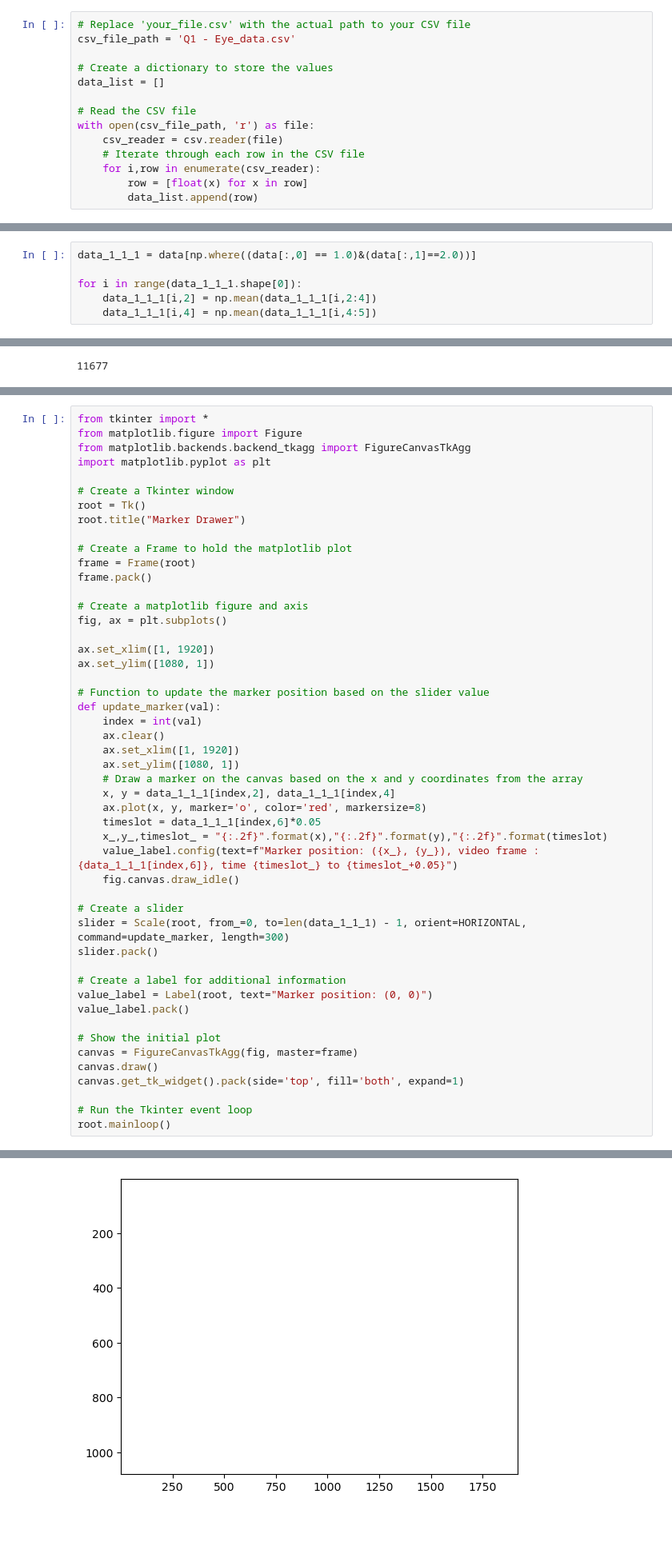
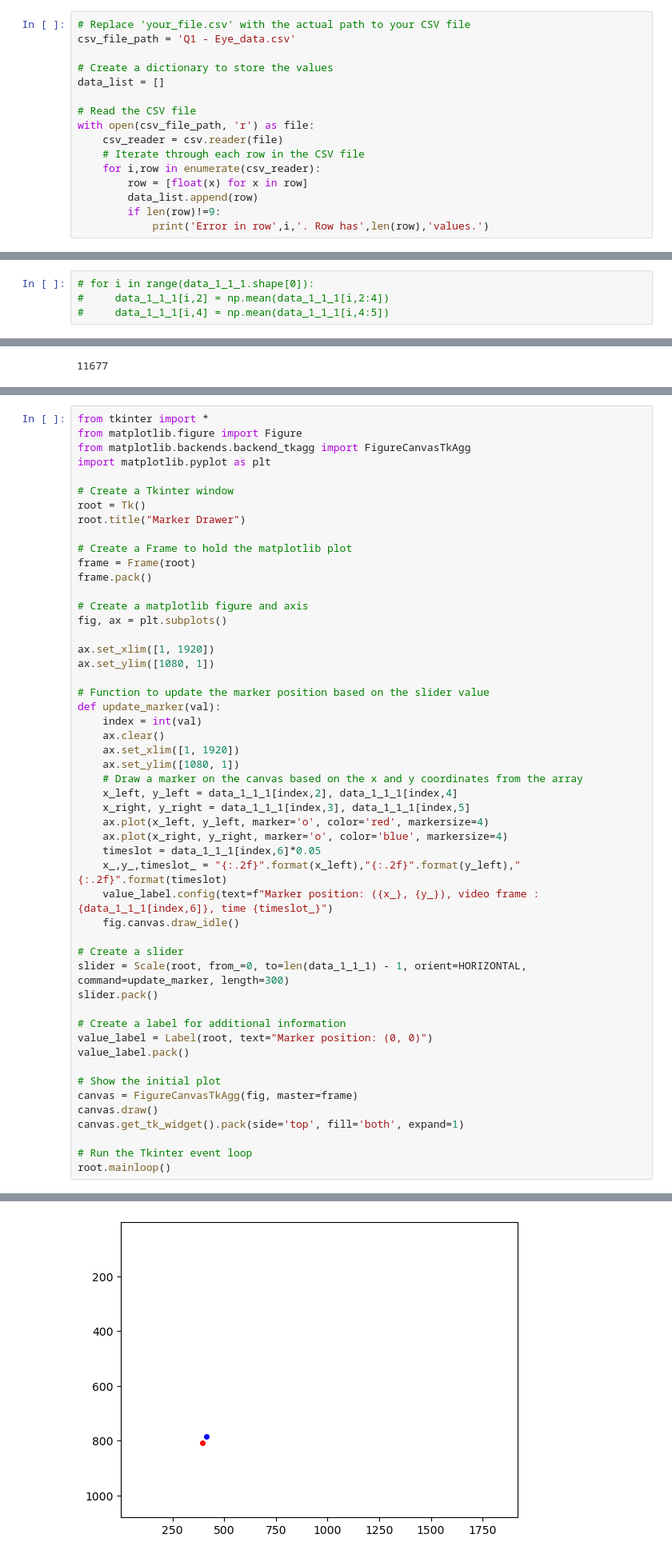
Before and after one commit to Jin-2022-ha/HRIassignment, a Jupyter notebook: HRIassignment2.ipynb, the cells around one changed output, grey strips where cells are left out. Shown: that part at 80% size. Drawn from its saved outputs; the diff is of its cells as text; blank space fills up the shorter version.

```diff
--- a/HRIassignment2.ipynb
+++ b/HRIassignment2.ipynb
@@ -19,3 +19,5 @@ with open(csv_file_path, 'r') as file:
     for i,row in enumerate(csv_reader):
         row = [float(x) for x in row]
         data_list.append(row)
+        if len(row)!=9:
+            print('Error in row',i,'. Row has',len(row),'values.')
@@ -60,6 +146,4 @@ Calculate the average for x coordinates and y coordinates
 # %%
-data_1_1_1 = data[np.where((data[:,0] == 1.0)&(data[:,1]==2.0))]
-
-for i in range(data_1_1_1.shape[0]):
-    data_1_1_1[i,2] = np.mean(data_1_1_1[i,2:4])
-    data_1_1_1[i,4] = np.mean(data_1_1_1[i,4:5])
+# for i in range(data_1_1_1.shape[0]):
+#     data_1_1_1[i,2] = np.mean(data_1_1_1[i,2:4])
+#     data_1_1_1[i,4] = np.mean(data_1_1_1[i,4:5])
@@ -101,11 +186,13 @@ def update_marker(val):
     ax.set_xlim([1, 1920])
     ax.set_ylim([1080, 1])
     # Draw a marker on the canvas based on the x and y coordinates from the array
-    x, y = data_1_1_1[index,2], data_1_1_1[index,4]
-    ax.plot(x, y, marker='o', color='red', markersize=8)
+    x_left, y_left = data_1_1_1[index,2], data_1_1_1[index,4]
+    x_right, y_right = data_1_1_1[index,3], data_1_1_1[index,5]
+    ax.plot(x_left, y_left, marker='o', color='red', markersize=4)
+    ax.plot(x_right, y_right, marker='o', color='blue', markersize=4)
     timeslot = data_1_1_1[index,6]*0.05
-    x_,y_,timeslot_ = "{:.2f}".format(x),"{:.2f}".format(y),"{:.2f}".format(timeslot)
-    value_label.config(text=f"Marker position: ({x_}, {y_}), video frame : {data_1_1_1[index,6]}, time {timeslot_} to {timeslot_+0.05}")
+    x_,y_,timeslot_ = "{:.2f}".format(x_left),"{:.2f}".format(y_left),"{:.2f}".format(timeslot)
+    value_label.config(text=f"Marker position: ({x_}, {y_}), video frame : {data_1_1_1[index,6]}, time {timeslot_}")
     fig.canvas.draw_idle()
 
 # Create a slider
@@ -128 +214 @@ NameError: name 'data_1_1_1' is not defined
-[figure, old version]
+[figure, new version]
```
Also changed, not shown: parts of 8 cells of this notebook.
